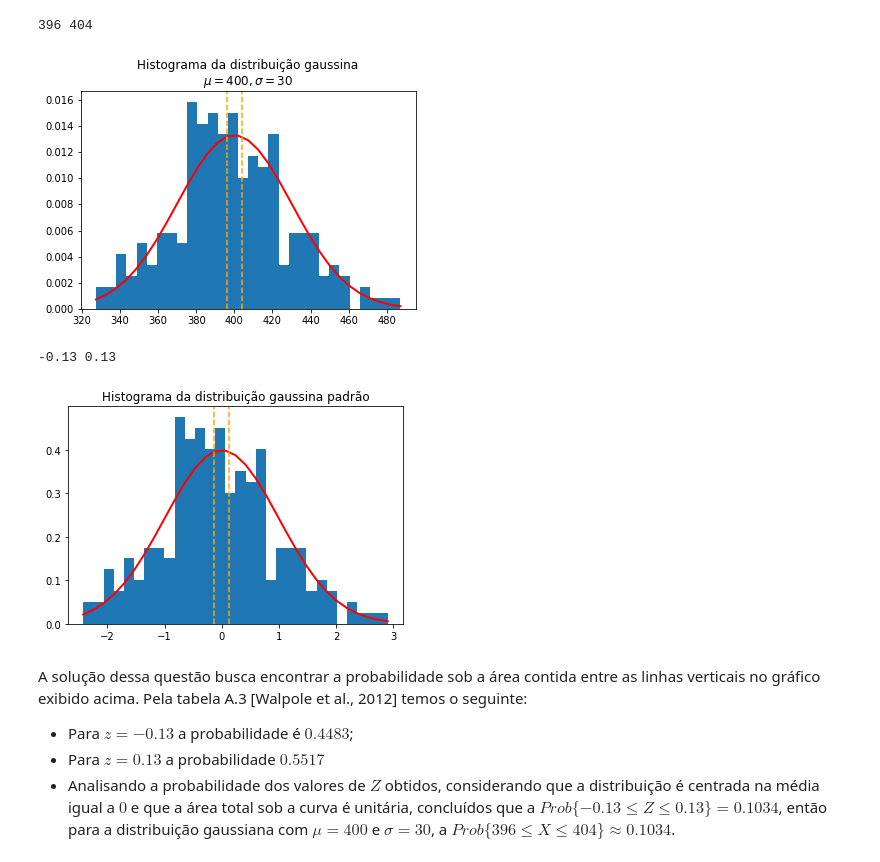
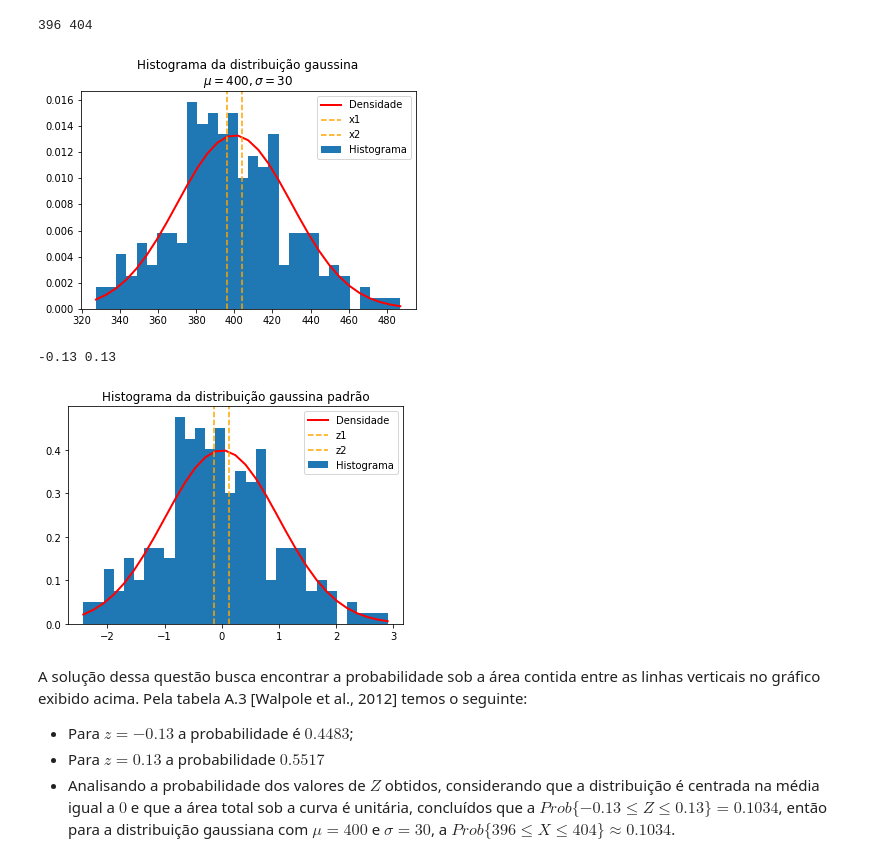
Before and after one commit to janiosl/python.ds, a Jupyter notebook: estatistica/me/est_tarefa_aula07_08.ipynb, the cells around one changed output. Cells and saved outputs as stored; diff of their text form; code cells hidden in the pictures.

```diff
--- a/estatistica/me/est_tarefa_aula07_08.ipynb
+++ b/estatistica/me/est_tarefa_aula07_08.ipynb
@@ -140,9 +144,9 @@ array([371.94681275, 446.03457989, 459.32302106, 386.94621003,
 ### a) Qual é a probabilidade de que o custo anual médio de se checar contas correntes nesta amostra se encontre distanciada no máximo em R\$ $4,00$ da média populacional?
 # %%
 #Definição dos limites de acordo com o enunciado
-li = mu - 4 #Limite inferior
-ls = mu + 4 #Limite superior
-print(li, ls)
+x1 = mu - 4 #Limite inferior
+x2 = mu + 4 #Limite superior
+print(x1, x2)
 # %% [output]
 396 404
 # %%
@@ -156,17 +160,19 @@ plt.plot(bins, 1/(sigma * np.sqrt(2* np.pi)) *
          linewidth=2, color='r')
 
 #Região desejada
-plt.axvline(li, color='orange', linestyle='dashed')
-plt.axvline(ls, color='orange', linestyle='dashed')
+plt.axvline(x1, color='orange', linestyle='dashed')
+plt.axvline(x2, color='orange', linestyle='dashed')
+
+plt.legend(['Densidade', 'x1', 'x2', 'Histograma'])
 
 plt.savefig('plot2.1.png')
 # %% [output]
-[figure, old version]
+[figure, new version]
 # %%
 #Transformação dos valores por aproximação gaussiana
-liZ = padrao(li, mu, sigma)
-lsZ = padrao(ls, mu, sigma)
-print(round(liZ, 2), round(lsZ, 2))
+z1 = padrao(x1, mu, sigma)
+z2 = padrao(x2, mu, sigma)
+print(round(z1, 2), round(z2, 2))
 # %% [output]
 -0.13 0.13
 # %%
@@ -174,20 +180,22 @@ Z = padrao(X, mu, sigma)
 # %%
 #Histograma
 plt.title(f'Histograma da distribuição gaussina padrão')
 count, bins, ignored = plt.hist(Z, 30, density=True)
 
 #Função densidade de probabilidade
 plt.plot(bins, 1/(1 * np.sqrt(2* np.pi)) *
          np.exp( - (bins - 0)**2 / (2 * 1**2)),
          linewidth=2, color='r')
 
 #Região Desejada
-plt.axvline(liZ, color='orange', linestyle='dashed')
-plt.axvline(lsZ, color='orange', linestyle='dashed')
+plt.axvline(z1, color='orange', linestyle='dashed')
+plt.axvline(z2, color='orange', linestyle='dashed')
+
+plt.legend(['Densidade', 'z1', 'z2', 'Histograma'])
 
 plt.savefig('plot2.2.png')
 # %% [output]
-[figure, old version]
+[figure, new version]
 # %% [markdown]
 A solução dessa questão busca encontrar a probabilidade sob a área contida entre as linhas verticais no gráfico exibido acima. Pela tabela A.3 [Walpole et al., 2012] temos o seguinte:
 
```
Also changed, not shown: parts of 5 cells of this notebook.
